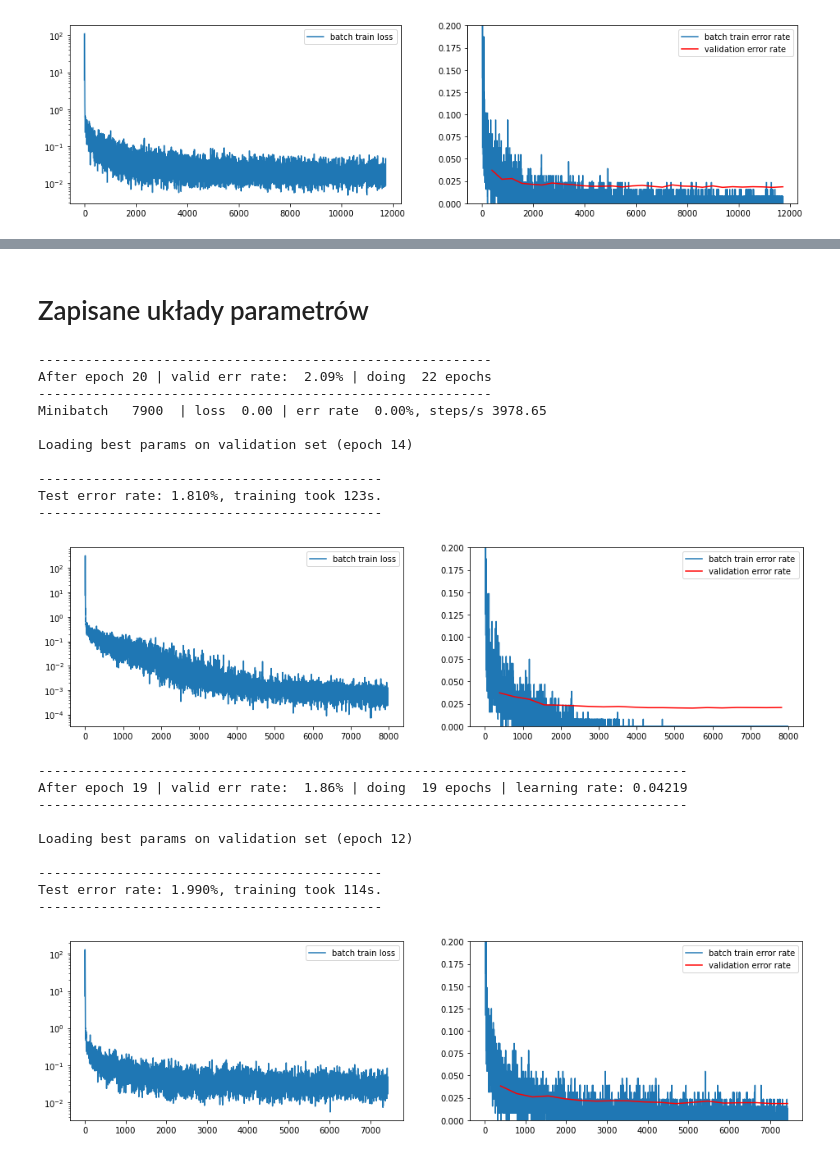
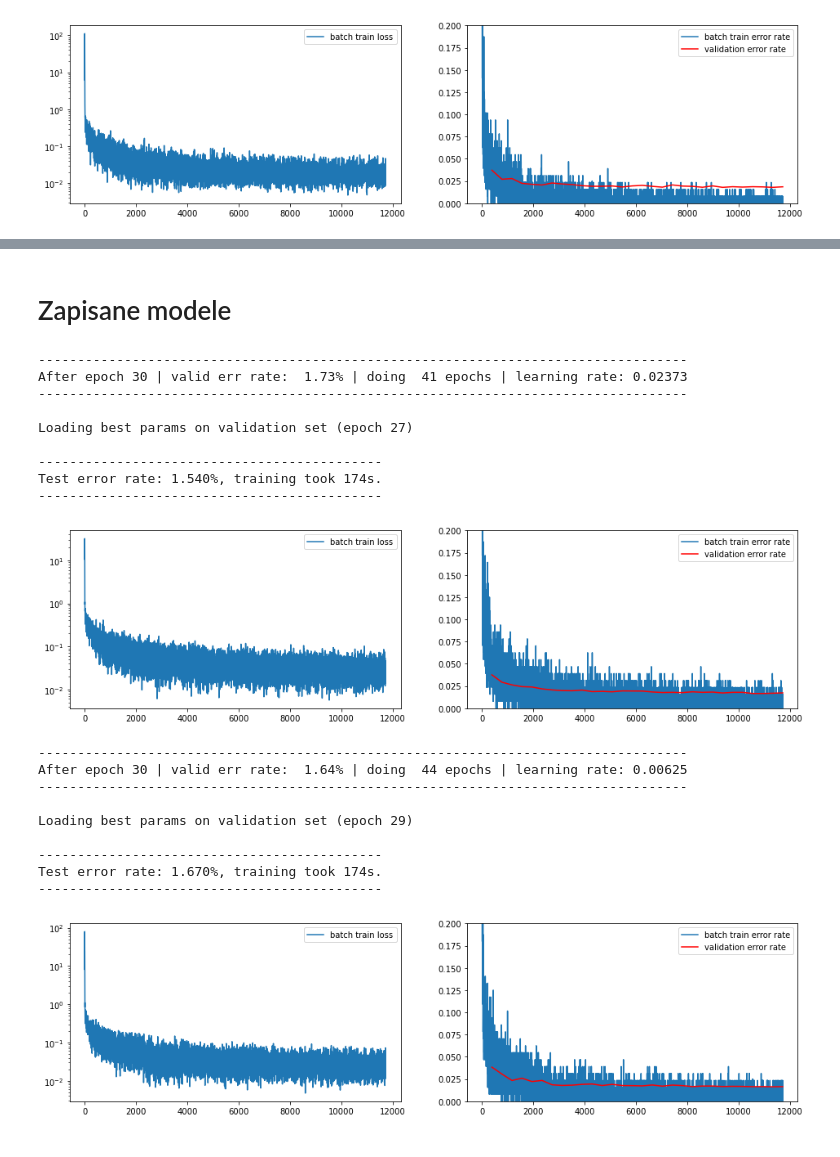
Before and after one commit to lekcyjna123/dl_uwr, a Jupyter notebook: Assignments/Assignment2.ipynb, the cells around one changed output, grey strips where cells are left out. Drawn from its saved outputs; the diff is of its cells as text; code cells hidden in the pictures.

```diff
--- a/Assignments/Assignment2.ipynb
+++ b/Assignments/Assignment2.ipynb
@@ -452,7 +423,8 @@ def SGD(
     log_every=100,
     device="cpu",
     epoch_timer_to_reset_alpha=10,
-    alpha_decay=0.95
+    alpha_decay=0.95,
+    min_alpha=0.01
 ):
 
     # Put the model in train mode, and move to the evaluation device.
@@ -492,6 +464,7 @@ def SGD(
             #
             if (epoch%epoch_timer_to_reset_alpha==0):
                 alpha*=alpha_decay
+                alpha=max(alpha, min_alpha)
             #else:
             #    alpha*=alpha_decay
 
@@ -565,6 +538,7 @@ def SGD(
                     )
                     tstart = time.time()
 
+            model.eval()
             val_err_rate = compute_error_rate(model, data_loaders["valid"], device)
             history["val_errs"].append((iter_, val_err_rate))
 
@@ -646,5 +690,5 @@ Test error rate: 1.780%, training took 177s.
 # %% [markdown]
-# Zapisane układy parametrów
+# Zapisane modele
 # %%
 class Model(nn.Module):
     def __init__(self, *args, **kwargs):
@@ -660,46 +704,53 @@ class Model(nn.Module):
 
 
 model = Model(nn.Linear(28 * 28, 1024),
+              nn.Dropout(p=0.1),
              nn.ReLU(),
              nn.Linear(1024,256),
+              nn.Dropout(p=0.4),
              nn.ReLU(),
              nn.Linear(256,10)
              )
 
 with torch.no_grad():
     # Initialize parameters
     for name, p in model.named_parameters():
         if "weight" in name:
             p.normal_(0, 1/np.sqrt(p.shape[0]))
         elif "bias" in name:
             p.zero_()
         else:
             raise ValueError('Unknown parameter name "%s"' % name)
 
 # On GPU enabled devices set device='cuda' else set device='cpu'
 t_start = time.time()
-SGD(model, mnist_loaders, alpha=1e-1, max_num_epochs=40, device="cpu", epoch_timer_to_reset_alpha=6,
-    alpha_decay=0.75, mi=0.4, decay=0.0)
+#SGD(model, mnist_loaders, alpha=1e-1, max_num_epochs=30, device="cpu", epoch_timer_to_reset_alpha=5,
+#    alpha_decay=0.65, mi=0.50, decay=0.0008)
+#SGD(model, mnist_loaders, alpha=1e-1, max_num_epochs=40, device="cpu", epoch_timer_to_reset_alpha=6,
+#    alpha_decay=0.75, mi=0.4, decay=0.0)
+#SGD(model, mnist_loaders, alpha=1e-1, max_num_epochs=30, device="cpu", epoch_timer_to_reset_alpha=6,
+#    alpha_decay=0.75, mi=0.5, decay=0.001)
+SGD(model, mnist_loaders, alpha=1e-1, max_num_epochs=30, device="cpu", epoch_timer_to_reset_alpha=6,
+    alpha_decay=0.75, mi=0.3, decay=0.0008)
 
 
 test_err_rate = compute_error_rate(model, mnist_loaders["test"])
 m = (
     f"Test error rate: {test_err_rate * 100.0:.3f}%, "
     f"training took {time.time() - t_start:.0f}s."
 )
 print("{0}\n{1}\n{0}".format("-" * len(m), m))
 # %% [output]
-----------------------------------------------------------
-After epoch 20 | valid err rate:  2.09% | doing  22 epochs
-----------------------------------------------------------
-Minibatch   7900  | loss  0.00 | err rate  0.00%, steps/s 3978.65
+-----------------------------------------------------------------------------------
+After epoch 30 | valid err rate:  1.73% | doing  41 epochs | learning rate: 0.02373
+-----------------------------------------------------------------------------------
 
-Loading best params on validation set (epoch 14)
+Loading best params on validation set (epoch 27)
 
 --------------------------------------------
-Test error rate: 1.810%, training took 123s.
+Test error rate: 1.540%, training took 174s.
 --------------------------------------------
-[figure, old version]
+[figure, new version]
 # %%
 class Model(nn.Module):
     def __init__(self, *args, **kwargs):
@@ -715,8 +766,10 @@ class Model(nn.Module):
 
 
 model = Model(nn.Linear(28 * 28, 1024),
+              nn.Dropout(p=0.05),
              nn.ReLU(),
              nn.Linear(1024,256),
+              nn.Dropout(p=0.3),
              nn.ReLU(),
              nn.Linear(256,10)
              )
@@ -733,8 +786,14 @@ with torch.no_grad():
 
 # On GPU enabled devices set device='cuda' else set device='cpu'
 t_start = time.time()
-SGD(model, mnist_loaders, alpha=1e-1, max_num_epochs=30, device="cpu", epoch_timer_to_reset_alpha=6,
-    alpha_decay=0.75, mi=0.5, decay=0.001)
+#SGD(model, mnist_loaders, alpha=1e-1, max_num_epochs=30, device="cpu", epoch_timer_to_reset_alpha=5,
+#    alpha_decay=0.65, mi=0.50, decay=0.0008)
+#SGD(model, mnist_loaders, alpha=1e-1, max_num_epochs=40, device="cpu", epoch_timer_to_reset_alpha=6,
+#    alpha_decay=0.75, mi=0.4, decay=0.0)
+#SGD(model, mnist_loaders, alpha=1e-1, max_num_epochs=30, device="cpu", epoch_timer_to_reset_alpha=6,
+#    alpha_decay=0.75, mi=0.5, decay=0.001)
+SGD(model, mnist_loaders, alpha=1e-1, max_num_epochs=30, device="cpu", epoch_timer_to_reset_alpha=7,
+    alpha_decay=0.5, mi=0.5, decay=0.0008)
 
 
 test_err_rate = compute_error_rate(model, mnist_loaders["test"])
@@ -745,12 +804,12 @@ m = (
 print("{0}\n{1}\n{0}".format("-" * len(m), m))
 # %% [output]
 -----------------------------------------------------------------------------------
-After epoch 19 | valid err rate:  1.86% | doing  19 epochs | learning rate: 0.04219
+After epoch 30 | valid err rate:  1.64% | doing  44 epochs | learning rate: 0.00625
 -----------------------------------------------------------------------------------
 
-Loading best params on validation set (epoch 12)
+Loading best params on validation set (epoch 29)
 
 --------------------------------------------
-Test error rate: 1.990%, training took 114s.
+Test error rate: 1.670%, training took 174s.
 --------------------------------------------
-[figure, old version]
+[figure, new version]
```
Also changed, not shown: parts of 7 cells of this notebook.
